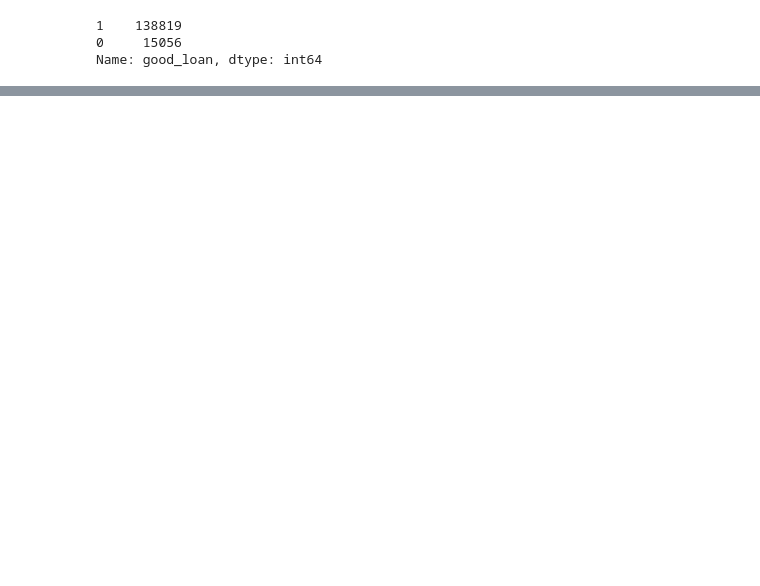
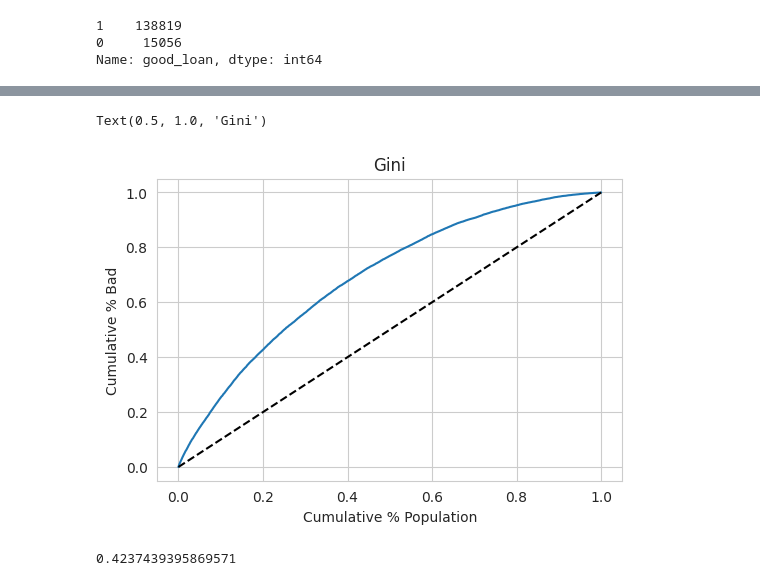
Before and after one commit to EmilSeyfullayev/Credit_Risk_Modeling_in_Python, a Jupyter notebook: Modeling.ipynb, the cells around one changed output, grey strips where cells are left out. Drawn from its saved outputs; the diff is of its cells as text; code cells hidden in the pictures; blank space fills up the shorter version.

```diff
--- a/Modeling.ipynb
+++ b/Modeling.ipynb
@@ -724,0 +758,3 @@ weighted avg       0.87      0.65      0.72    153875
+# %%
+temp = temp.sort_values(by='predictions').reset_index()
+temp
@@ -724,0 +775,6 @@ weighted avg       0.87      0.65      0.72    153875
+# %%
+temp['Cumulative All'] = temp.index + 1
+temp['Cumulative Good'] = temp['true'].cumsum()
+temp['Bad loans'] = np.where(temp['true']==0, 1, 0)
+temp['Cumulative Bad'] = temp['Bad loans'].cumsum()
+temp
@@ -724,0 +795,6 @@ weighted avg       0.87      0.65      0.72    153875
+# %%
+temp['Cumulative %'] = temp['Cumulative All']/temp.shape[0]
+temp['Cumulative Good %'] = temp['Cumulative Good']/temp['true'].sum()
+temp['Cumulative Bad %'] = temp['Cumulative Bad']/(temp.shape[0] -
+                                                   temp['true'].sum())
+temp
@@ -724,0 +815,15 @@ weighted avg       0.87      0.65      0.72    153875
+# %%
+plt.figure(dpi=100)
+plt.plot(temp['Cumulative %'], temp['Cumulative Bad %'])
+plt.plot(temp['Cumulative %'], temp['Cumulative %'], linestyle = '--', color = 'k')
+plt.xlabel('Cumulative % Population')
+plt.ylabel('Cumulative % Bad')
+plt.title('Gini')
+# %% [output]
+Text(0.5, 1.0, 'Gini')
+[figure, added]
+# %%
+Gini = AUROC * 2 - 1
+Gini
+# %% [output]
+0.4237439395869571
```
Also changed, not shown: parts of 36 cells of this notebook.
